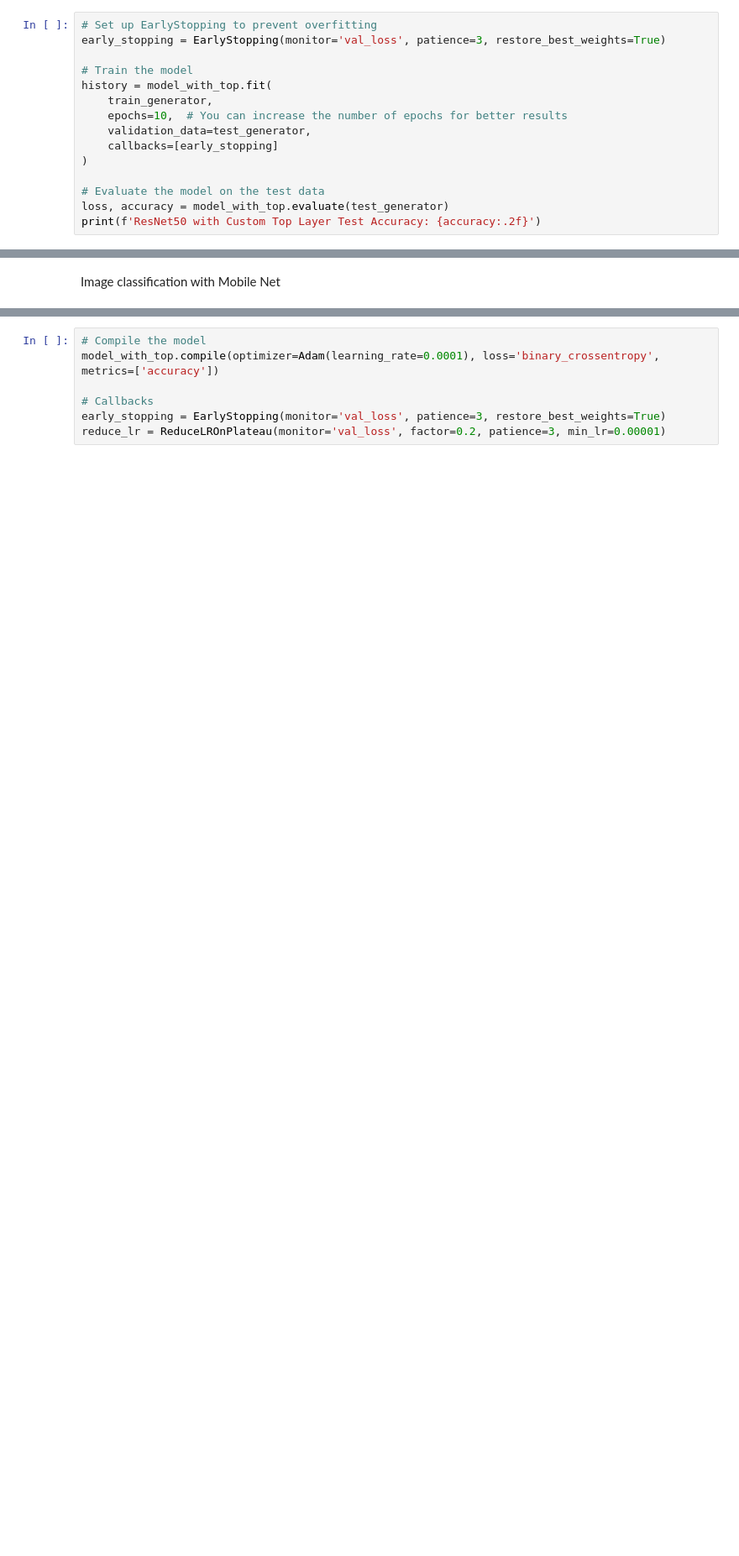
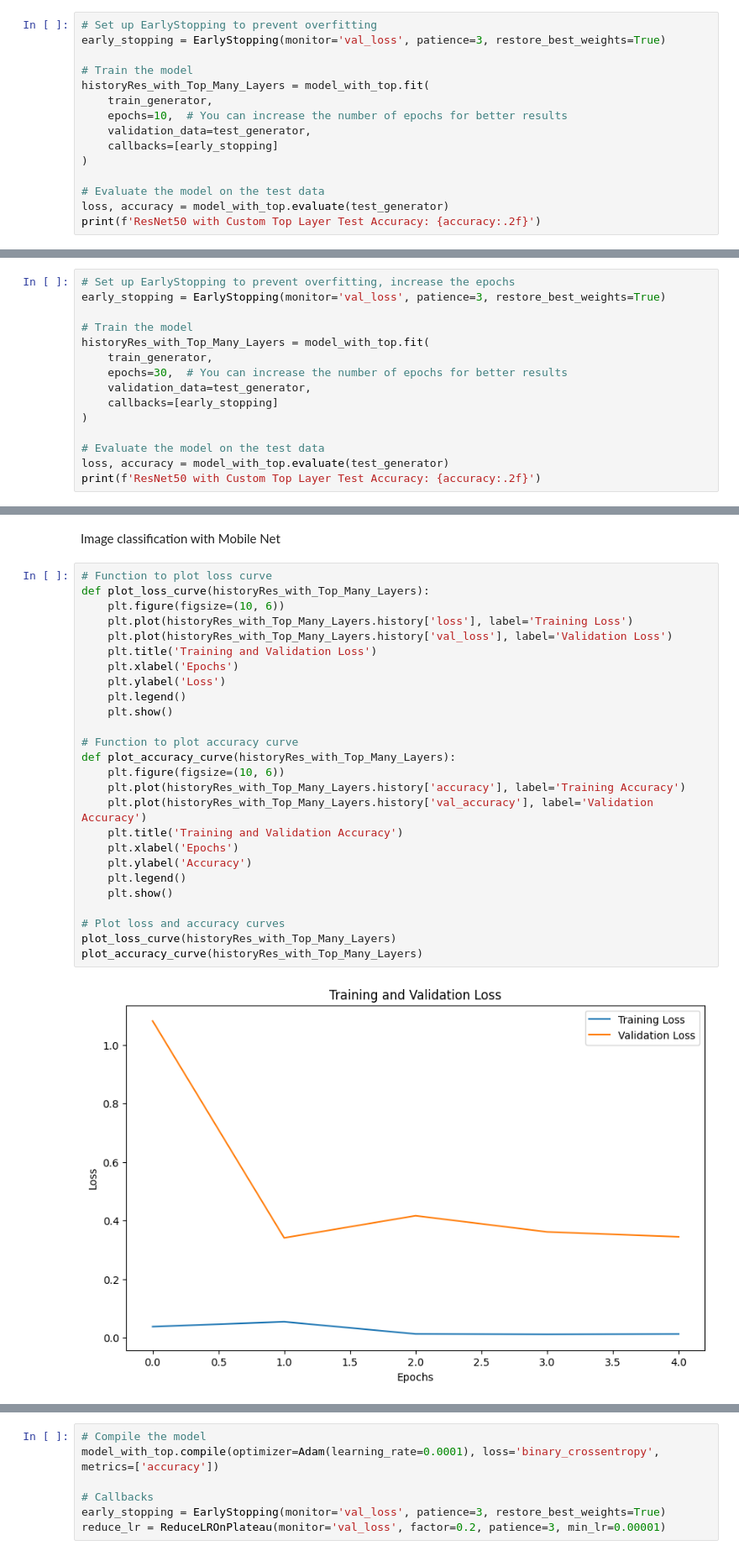
Before and after one commit to DrPaulaEkene/Binary_Classification_Of_Uterine-Myoma_ltrasound_Via_ResNet50_And_MobileNet, a Jupyter notebook: 80_20_Uterine_Myoma_(Uterine_fibroids)_Ultrasound_image_classification.ipynb, the cells around one changed output, grey strips where cells are left out. Shown at 84% size. Saved outputs shown, nothing was run; the diff lists cells and outputs as text; blank space fills up the shorter version.

```diff
--- a/80_20_Uterine_Myoma_(Uterine_fibroids)_Ultrasound_image_classification.ipynb
+++ b/80_20_Uterine_Myoma_(Uterine_fibroids)_Ultrasound_image_classification.ipynb
@@ -341,7 +431,7 @@ model_with_top.compile(optimizer=Adam(learning_rate=0.0001), loss='binary_crosse
 early_stopping = EarlyStopping(monitor='val_loss', patience=3, restore_best_weights=True)
 
 # Train the model
-history = model_with_top.fit(
+historyRes_with_Top_Many_Layers = model_with_top.fit(
     train_generator,
     epochs=10,  # You can increase the number of epochs for better results
     validation_data=test_generator,
@@ -371,0 +462,15 @@ ResNet50 with Custom Top Layer Test Accuracy: 0.56
+# %%
+# Set up EarlyStopping to prevent overfitting, increase the epochs
+early_stopping = EarlyStopping(monitor='val_loss', patience=3, restore_best_weights=True)
+
+# Train the model
+historyRes_with_Top_Many_Layers = model_with_top.fit(
+    train_generator,
+    epochs=30,  # You can increase the number of epochs for better results
+    validation_data=test_generator,
+    callbacks=[early_stopping]
+)
+
+# Evaluate the model on the test data
+loss, accuracy = model_with_top.evaluate(test_generator)
+print(f'ResNet50 with Custom Top Layer Test Accuracy: {accuracy:.2f}')
@@ -372,2 +490,30 @@ ResNet50 with Custom Top Layer Test Accuracy: 0.56
 # %% [markdown]
 Image classification with Mobile Net
+# %%
+# Function to plot loss curve
+def plot_loss_curve(historyRes_with_Top_Many_Layers):
+    plt.figure(figsize=(10, 6))
+    plt.plot(historyRes_with_Top_Many_Layers.history['loss'], label='Training Loss')
+    plt.plot(historyRes_with_Top_Many_Layers.history['val_loss'], label='Validation Loss')
+    plt.title('Training and Validation Loss')
+    plt.xlabel('Epochs')
+    plt.ylabel('Loss')
+    plt.legend()
+    plt.show()
+
+# Function to plot accuracy curve
+def plot_accuracy_curve(historyRes_with_Top_Many_Layers):
+    plt.figure(figsize=(10, 6))
+    plt.plot(historyRes_with_Top_Many_Layers.history['accuracy'], label='Training Accuracy')
+    plt.plot(historyRes_with_Top_Many_Layers.history['val_accuracy'], label='Validation Accuracy')
+    plt.title('Training and Validation Accuracy')
+    plt.xlabel('Epochs')
+    plt.ylabel('Accuracy')
+    plt.legend()
+    plt.show()
+
+# Plot loss and accuracy curves
+plot_loss_curve(historyRes_with_Top_Many_Layers)
+plot_accuracy_curve(historyRes_with_Top_Many_Layers)
+# %% [output]
+[figure, added]
```
Also changed, not shown: parts of 32 cells of this notebook.
